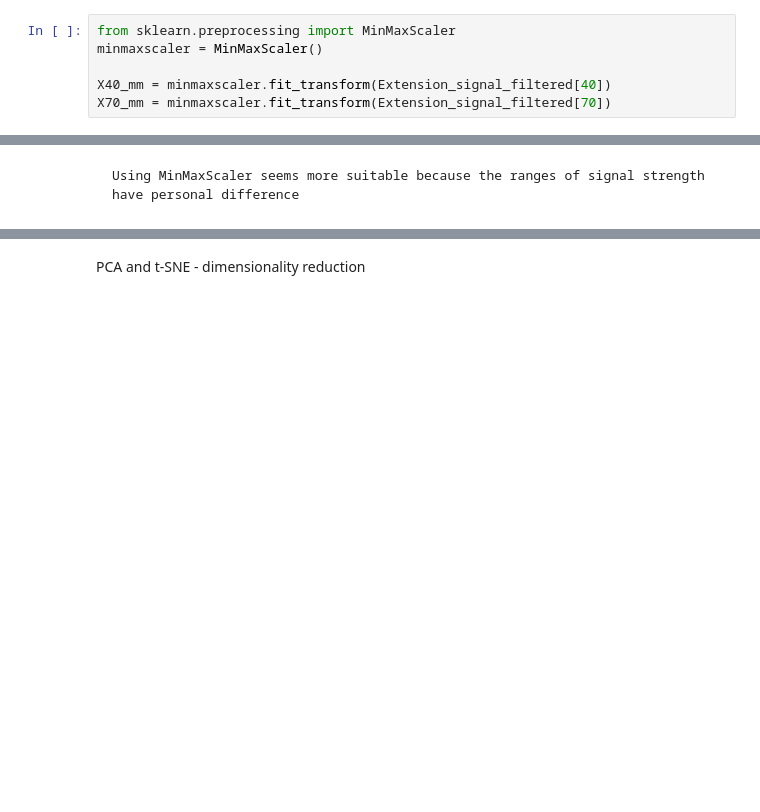
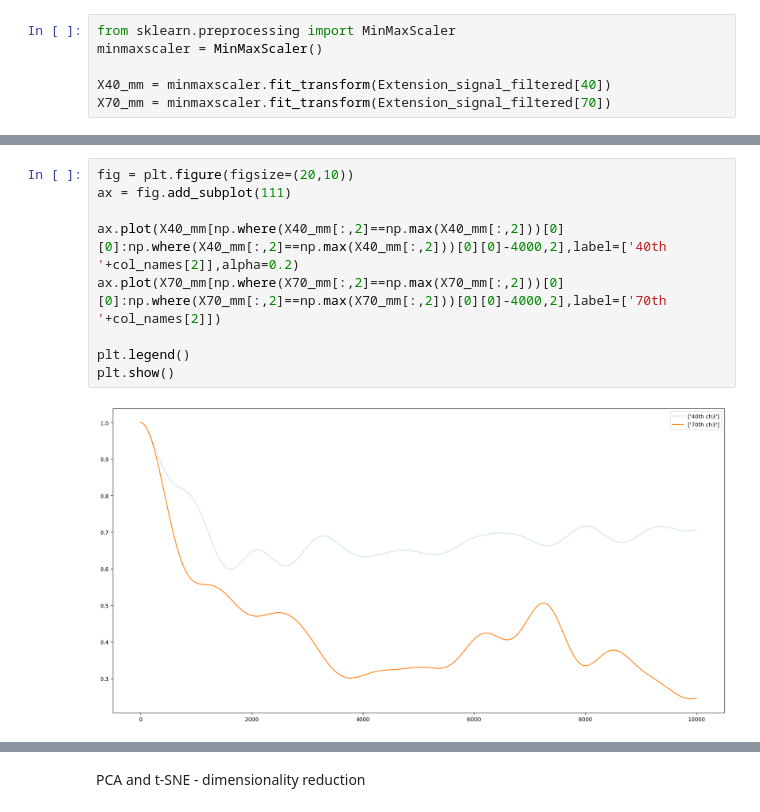
Before and after one commit to greedypelican/EMG_data_analysis, a Jupyter notebook: data_preprocessing.ipynb, the cells around one changed output, grey strips where cells are left out. Saved outputs shown, nothing was run; the diff lists cells and outputs as text; blank space fills up the shorter version.

```diff
--- a/data_preprocessing.ipynb
+++ b/data_preprocessing.ipynb
@@ -140,2 +156,11 @@ plt.show()
-# %% [markdown]
-    Using MinMaxScaler seems more suitable because the ranges of signal strength have personal difference
+# %%
+fig = plt.figure(figsize=(20,10))
+ax = fig.add_subplot(111)
+
+ax.plot(X40_mm[np.where(X40_mm[:,2]==np.max(X40_mm[:,2]))[0][0]:np.where(X40_mm[:,2]==np.max(X40_mm[:,2]))[0][0]-4000,2],label=['40th '+col_names[2]],alpha=0.2)
+ax.plot(X70_mm[np.where(X70_mm[:,2]==np.max(X70_mm[:,2]))[0][0]:np.where(X70_mm[:,2]==np.max(X70_mm[:,2]))[0][0]-4000,2],label=['70th '+col_names[2]])
+
+plt.legend()
+plt.show()
+# %% [output]
+[figure, added]
```
Also changed, not shown: parts of 11 cells of this notebook.
